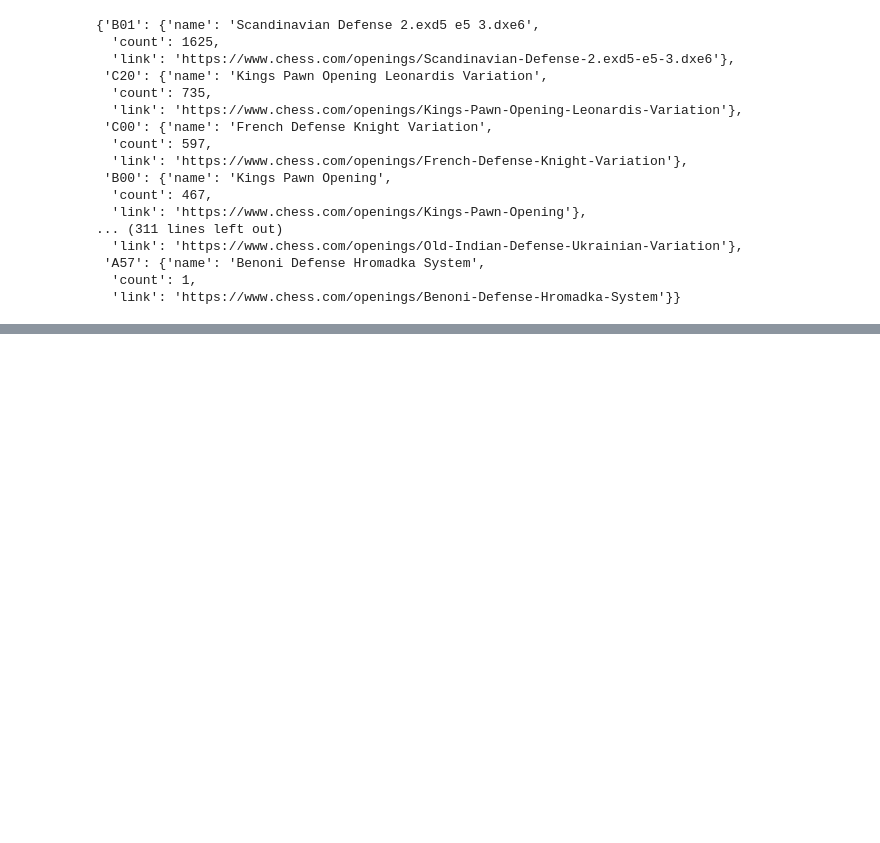
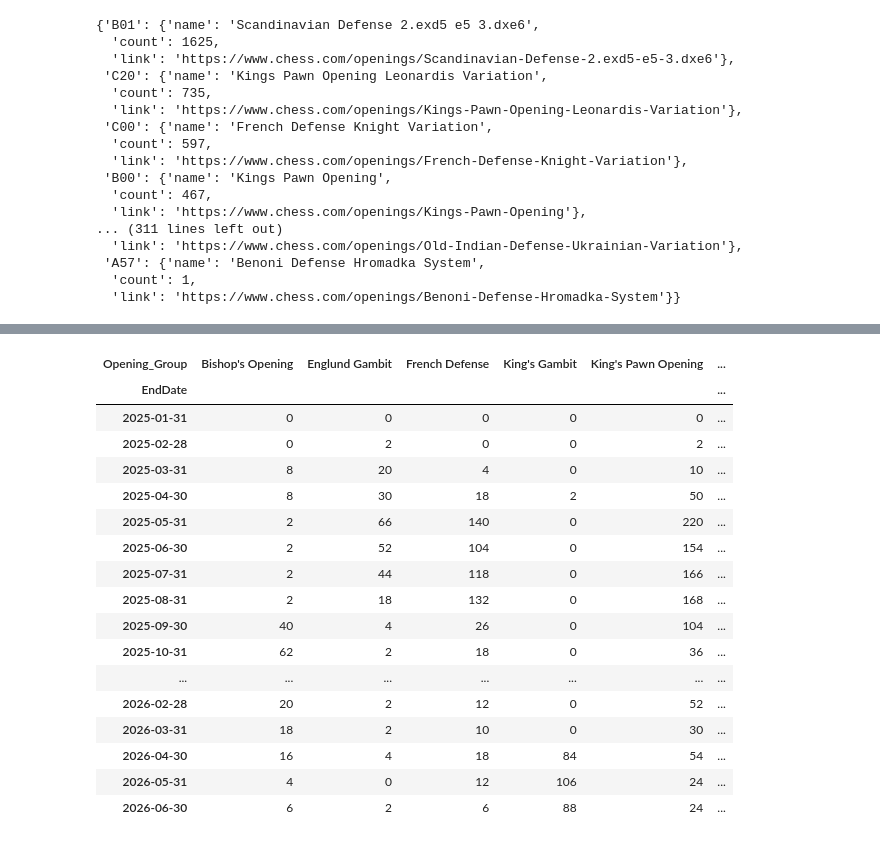
Before and after one commit to raja-akel/Python-Chess-Coach, a Jupyter notebook: my_games_statistics.ipynb, the cells around one changed output, grey strips where cells are left out. Drawn from its saved outputs; the diff is of its cells as text; code cells hidden in the pictures; blank space fills up the shorter version.

```diff
--- a/my_games_statistics.ipynb
+++ b/my_games_statistics.ipynb
@@ -56,0 +127,23 @@ KeyError: 'Date'
+# %%
+monthly = monthly.loc[monthly.index > "2024-12-31" , monthly.sum() >= 200]
+monthly = monthly.loc[monthly.index < "2026-07-01"]
+monthly
+# %% [output]
+| Opening_Group | Bishop's Opening | Englund Gambit | French Defense | King's Gambit | King's Pawn Opening | ... |
+| EndDate |  |  |  |  |  | ... |
+| 2025-01-31 | 0 | 0 | 0 | 0 | 0 | ... |
+| 2025-02-28 | 0 | 2 | 0 | 0 | 2 | ... |
+| 2025-03-31 | 8 | 20 | 4 | 0 | 10 | ... |
+| 2025-04-30 | 8 | 30 | 18 | 2 | 50 | ... |
+| 2025-05-31 | 2 | 66 | 140 | 0 | 220 | ... |
+| 2025-06-30 | 2 | 52 | 104 | 0 | 154 | ... |
+| 2025-07-31 | 2 | 44 | 118 | 0 | 166 | ... |
+| 2025-08-31 | 2 | 18 | 132 | 0 | 168 | ... |
+| 2025-09-30 | 40 | 4 | 26 | 0 | 104 | ... |
+| 2025-10-31 | 62 | 2 | 18 | 0 | 36 | ... |
+| ... | ... | ... | ... | ... | ... | ... |
+| 2026-02-28 | 20 | 2 | 12 | 0 | 52 | ... |
+| 2026-03-31 | 18 | 2 | 10 | 0 | 30 | ... |
+| 2026-04-30 | 16 | 4 | 18 | 84 | 54 | ... |
+| 2026-05-31 | 4 | 0 | 12 | 106 | 24 | ... |
+| 2026-06-30 | 6 | 2 | 6 | 88 | 24 | ... |
```
Also changed, not shown: parts of 13 cells of this notebook, 4 other files.
